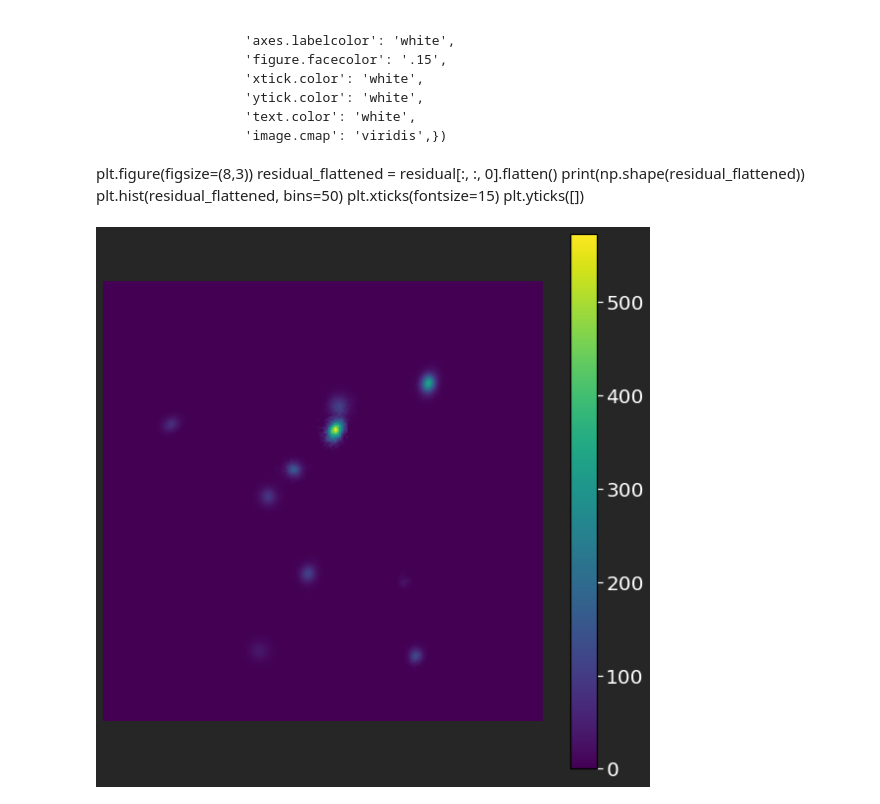
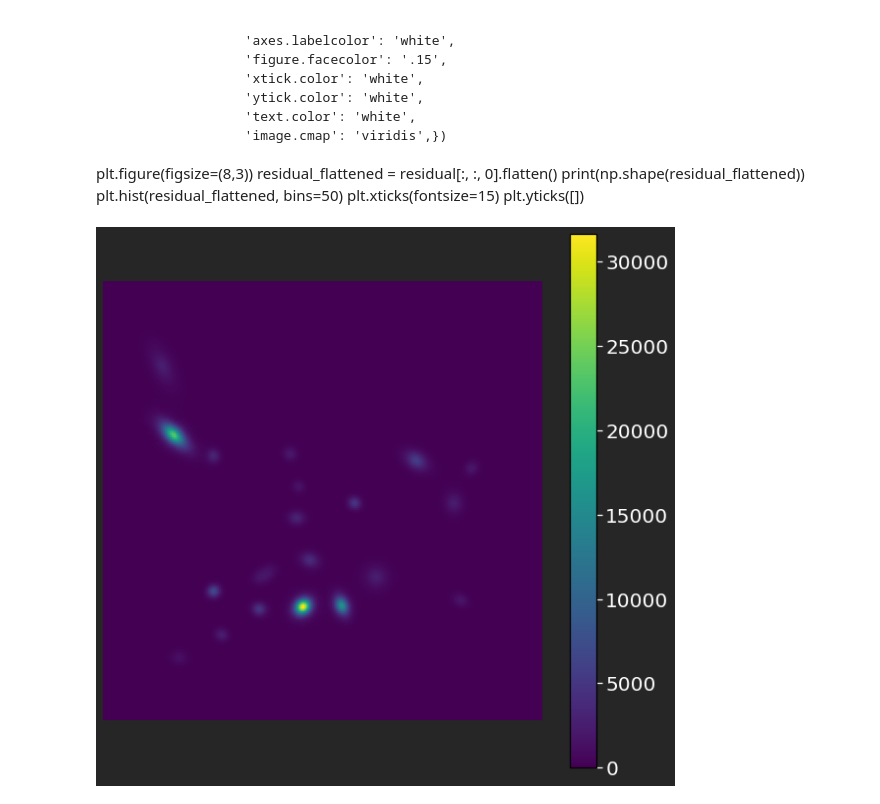
Before and after one commit to b-biswas/MADNESS-legacy, a Jupyter notebook: notebooks/test_simultaneous_deblending.ipynb, the cells around one changed output. Drawn from its saved outputs; the diff is of its cells as text; code cells hidden in the pictures.

```diff
--- a/notebooks/test_simultaneous_deblending.ipynb
+++ b/notebooks/test_simultaneous_deblending.ipynb
@@ -88,7 +98,7 @@ deb = Deblend(latent_dim=16)
 # %% [markdown]
 ### choose the field to deblend
 # %%
-field_to_process = 0
+field_to_process = 1
 # %%
 #### print("input_image")
 band_num = 2
@@ -368,18 +387,18 @@ plt.yticks([])
 # %%
 sns.set_theme(style={"axes.grid": False,
                      'axes.labelcolor': 'white',
                      'figure.facecolor': '.15',
                      'xtick.color': 'white',
                      'ytick.color': 'white',
                      'text.color': 'white',
                      'image.cmap': 'viridis',})
 predicted_field = blend['blend_images'][field_to_process] - np.transpose(residual, axes=[2, 0, 1])
 fig = plt.figure(figsize=(10,10))
 ax = fig.gca()
-im1 = ax.imshow(predicted_field[0, :, :])
+im1 = ax.imshow(predicted_field[2, :, :])
 cbar =fig.colorbar(im1, ax=ax)
 cbar.ax.tick_params(labelsize=20)
 plt.axis("off")
 plt.show();
 # %% [output]
-[figure, old version]
+[figure, new version]
```
Also changed, not shown: parts of 10 cells of this notebook, 7 other files.
